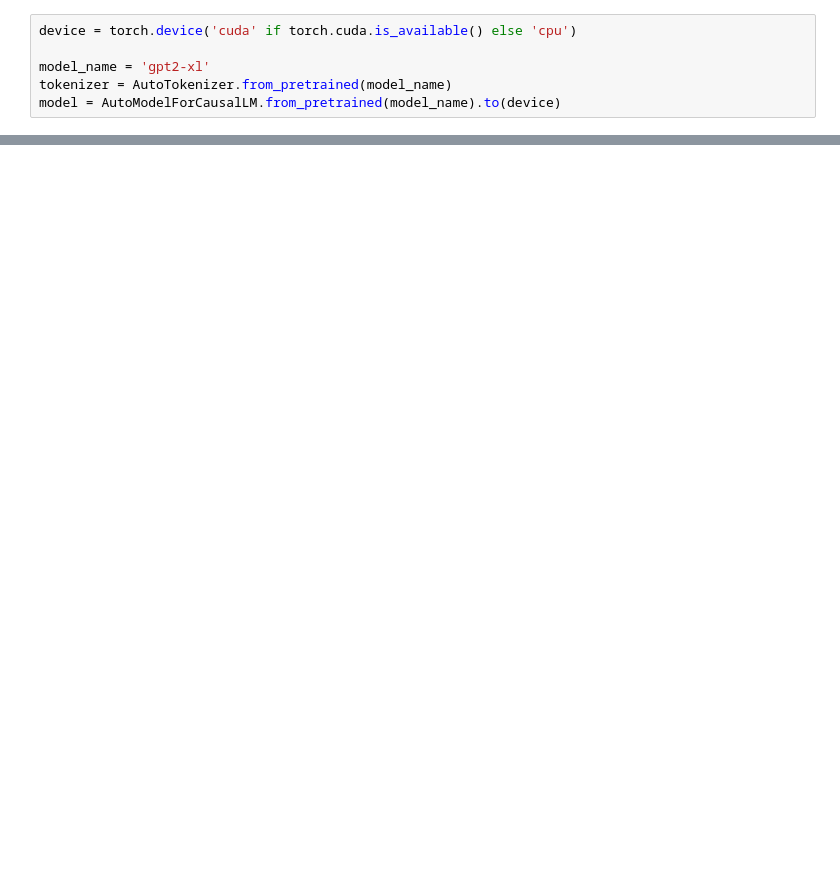
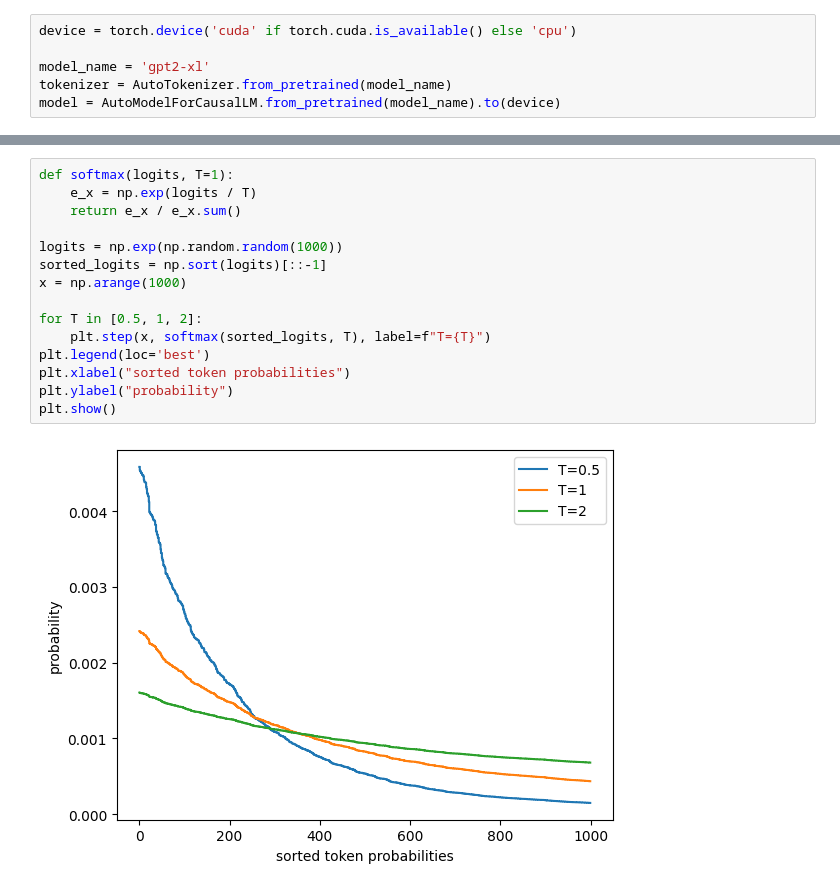
Before and after one commit to matteopilotto/notebooks, a Jupyter notebook: 05_text-generation_mp_v2.ipynb, the cells around one changed output, grey strips where cells are left out. Drawn from its saved outputs; the diff is of its cells as text; blank space fills up the shorter version.

```diff
--- a/05_text-generation_mp_v2.ipynb
+++ b/05_text-generation_mp_v2.ipynb
@@ -66,0 +169,17 @@ tensor([[41762,   364,   389,   262,   749]], device='cuda:0')
+# %%
+def softmax(logits, T=1):
+    e_x = np.exp(logits / T)
+    return e_x / e_x.sum()
+
+logits = np.exp(np.random.random(1000))
+sorted_logits = np.sort(logits)[::-1]
+x = np.arange(1000)
+
+for T in [0.5, 1, 2]:
+    plt.step(x, softmax(sorted_logits, T), label=f"T={T}")
+plt.legend(loc='best')
+plt.xlabel("sorted token probabilities")
+plt.ylabel("probability")
+plt.show()
+# %% [output]
+[figure, added]
```
Also changed, not shown: parts of 12 cells of this notebook.
